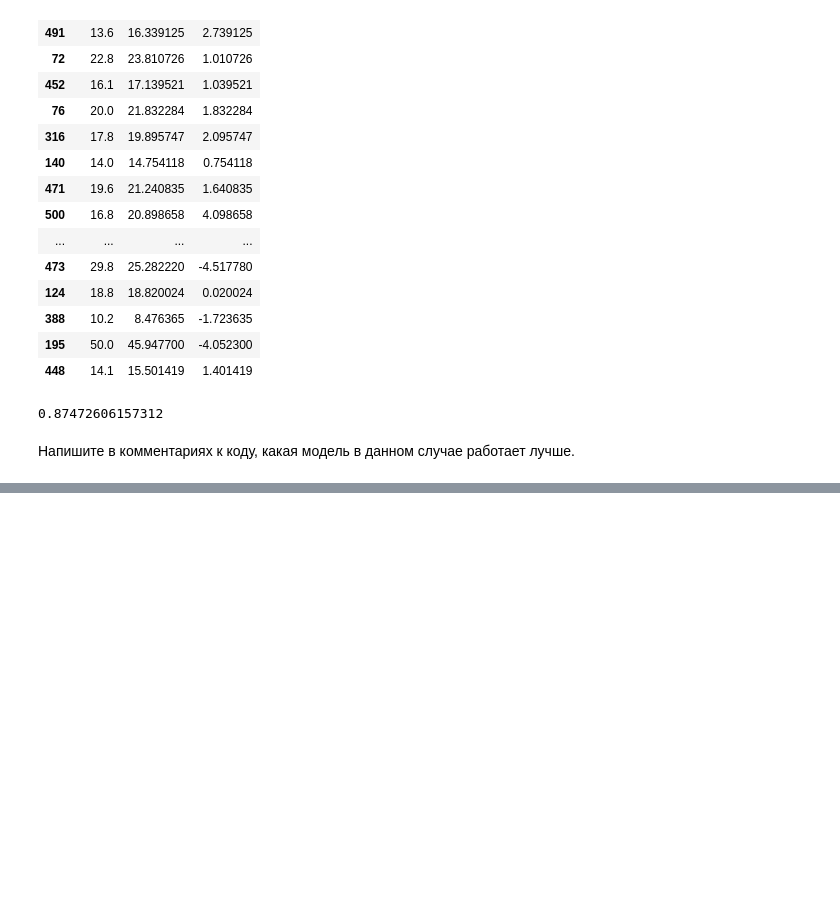
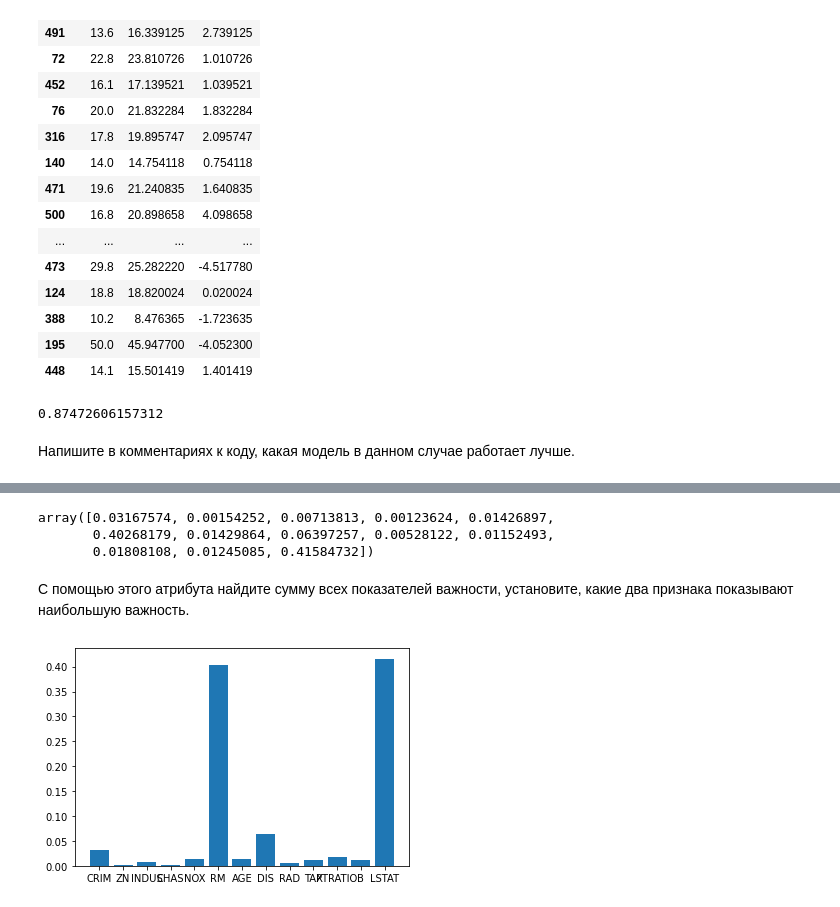
Before and after one commit to alexartwww/geekbrains-py-for-ds, a Jupyter notebook: lesson_06/lesson_06.ipynb, the cells around one changed output, grey strips where cells are left out. Saved outputs shown, nothing was run; the diff lists cells and outputs as text; code cells hidden in the pictures; blank space fills up the shorter version.

```diff
--- a/lesson_06/lesson_06.ipynb
+++ b/lesson_06/lesson_06.ipynb
@@ -186,0 +143,8 @@ cv=3.
+# %%
+model.feature_importances_
+# %% [output]
+array([0.03167574, 0.00154252, 0.00713813, 0.00123624, 0.01426897,
+       0.40268179, 0.01429864, 0.06397257, 0.00528122, 0.01152493,
+       0.01808108, 0.01245085, 0.41584732])
+# %% [markdown]
+С помощью этого атрибута найдите сумму всех показателей важности, установите, какие два признака показывают наибольшую важность.
@@ -186,0 +154,5 @@ cv=3.
+# %%
+plt.bar(boston.feature_names, model.feature_importances_)
+plt.show()
+# %% [output]
+[figure, added]
```
Also changed, not shown: parts of 5 cells of this notebook.
